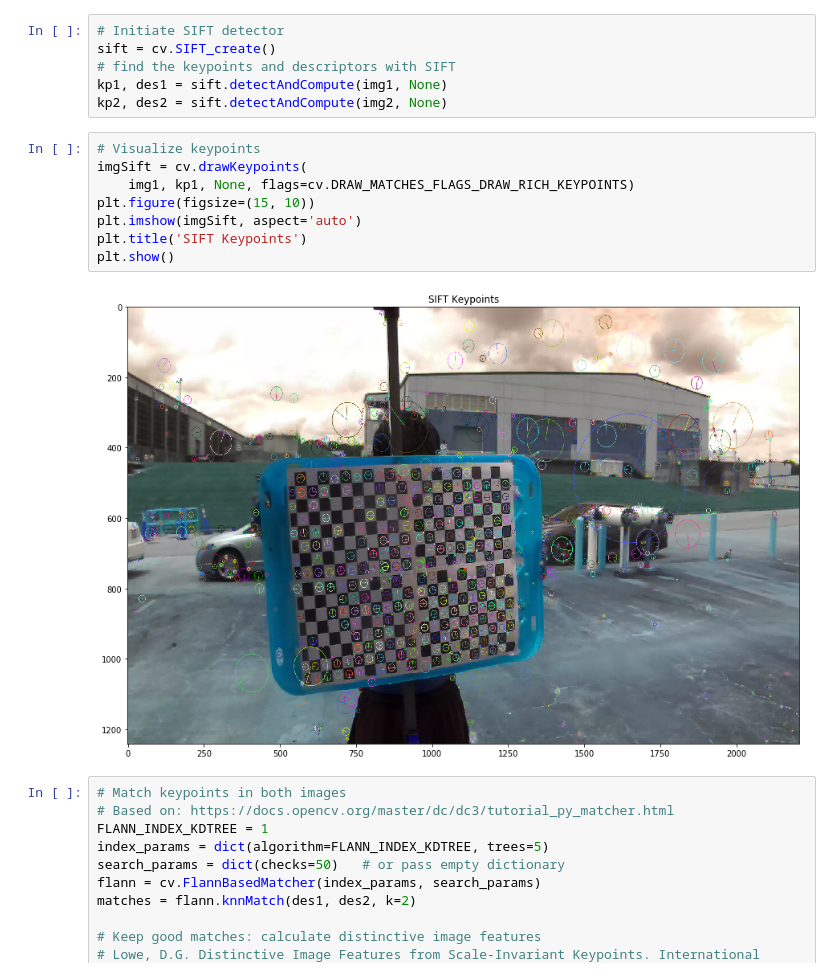
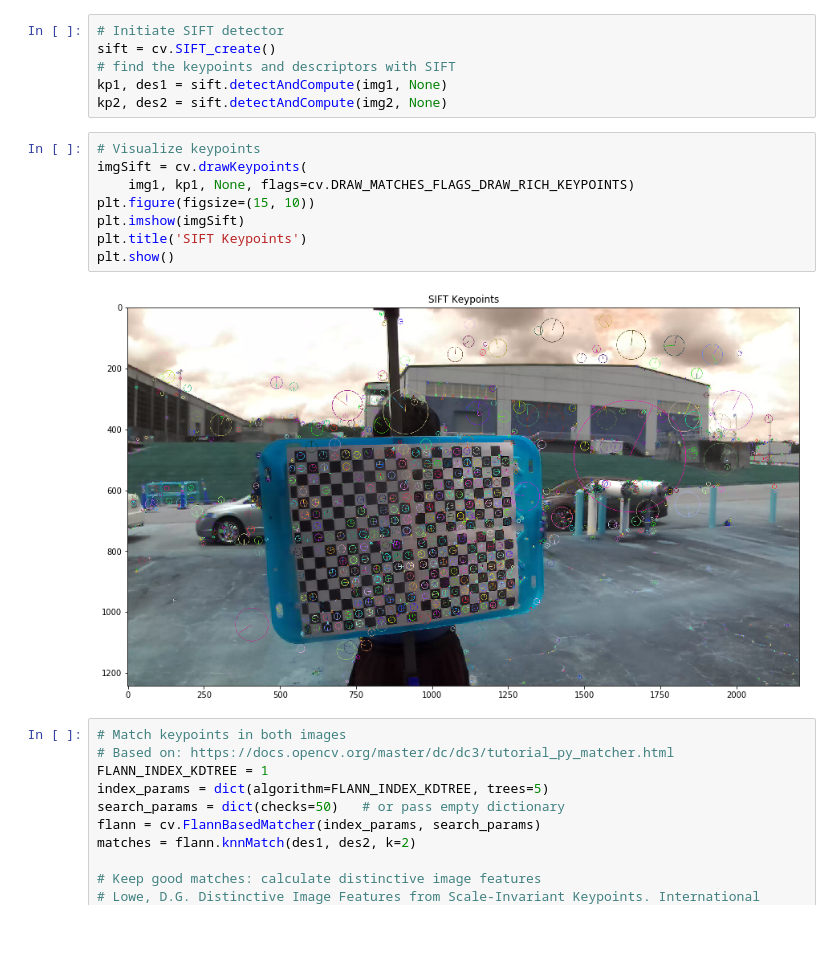
Before and after one commit to MMehdiMousavi/Rectify, a Jupyter notebook: Rectify.ipynb, the cells around one changed output. Cells and saved outputs as stored; diff of their text form; blank space fills up the shorter version.

```diff
--- a/Rectify.ipynb
+++ b/Rectify.ipynb
@@ -107,13 +45,13 @@ kp2, des2 = sift.detectAndCompute(img2, None)
 # %%
 # Visualize keypoints
 imgSift = cv.drawKeypoints(
     img1, kp1, None, flags=cv.DRAW_MATCHES_FLAGS_DRAW_RICH_KEYPOINTS)
 plt.figure(figsize=(15, 10))
-plt.imshow(imgSift, aspect='auto')
+plt.imshow(imgSift)
 plt.title('SIFT Keypoints')
 plt.show()
 # %% [output]
-[figure, old version]
+[figure, new version]
 # %%
 # Match keypoints in both images
 # Based on: https://docs.opencv.org/master/dc/dc3/tutorial_py_matcher.html
```
Also changed, not shown: parts of 12 cells of this notebook, 12 other files.
